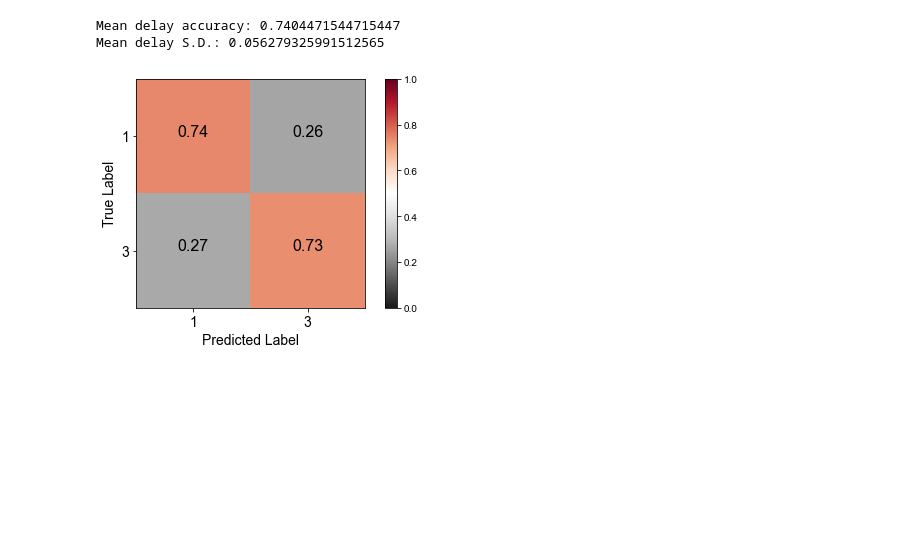
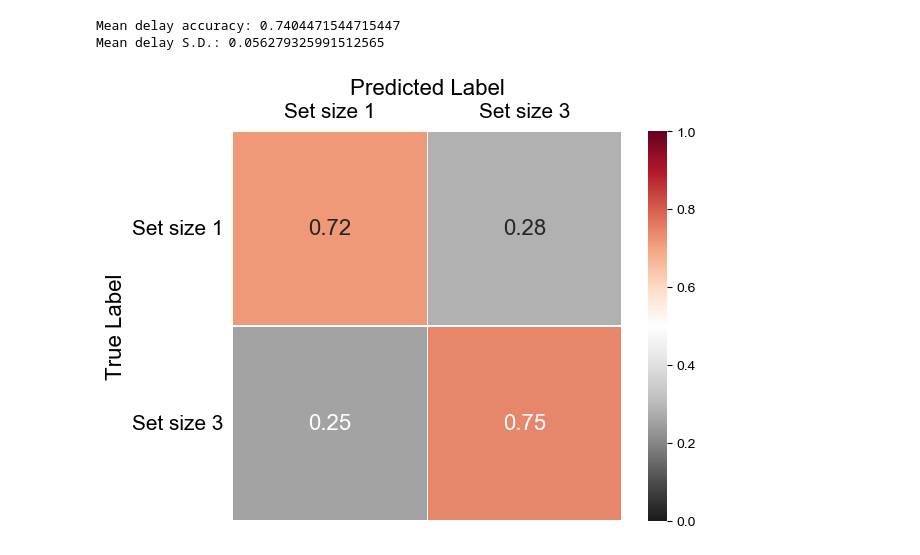
Before and after one commit to AwhVogelLab/EEG_Decoder, a Jupyter notebook: decode_load_1vs3.ipynb, the cells around one changed output. Drawn from its saved outputs; the diff is of its cells as text; code cells hidden in the pictures; blank space fills up the shorter version.

Commit message:
new way to handle labels

```diff
--- a/decode_load_1vs3.ipynb
+++ b/decode_load_1vs3.ipynb
@@ -11,11 +15,10 @@ exp = eeg_decoder.Experiment(experiment_name,data_dir,dev=False)
 time_window = 25
 time_step = 25
 trial_bin_size = 10
-n_splits = 30
-group_dict = {0:[1],1:[3]}
-
+n_splits = 3
+group_dict = OrderedDict([('Set size 1',[1]),('Set size 3',[3])])
 wrangl = eeg_decoder.Wrangler(exp.info['times'],time_window,time_step,trial_bin_size,n_splits,group_dict)
-clfr = eeg_decoder.Classification(wrangl,exp.nsub,num_labels=2)
+clfr = eeg_decoder.Classification(wrangl,exp.nsub)
 # %%
 for isub in range(exp.nsub):
     print(isub)
@@ -37,6 +44,6 @@ Significant timepoints: [1072]
 Mean delay accuracy: 0.7404471544715447
 Mean delay S.D.: 0.056279325991512565
 # %%
-interp.plot_conf_mat()
+interp.plot_confusion_matrix()
 # %% [output]
-[figure, old version]
+[figure, new version]
```
Also changed, not shown: parts of 2 cells of this notebook, 1 other file.
